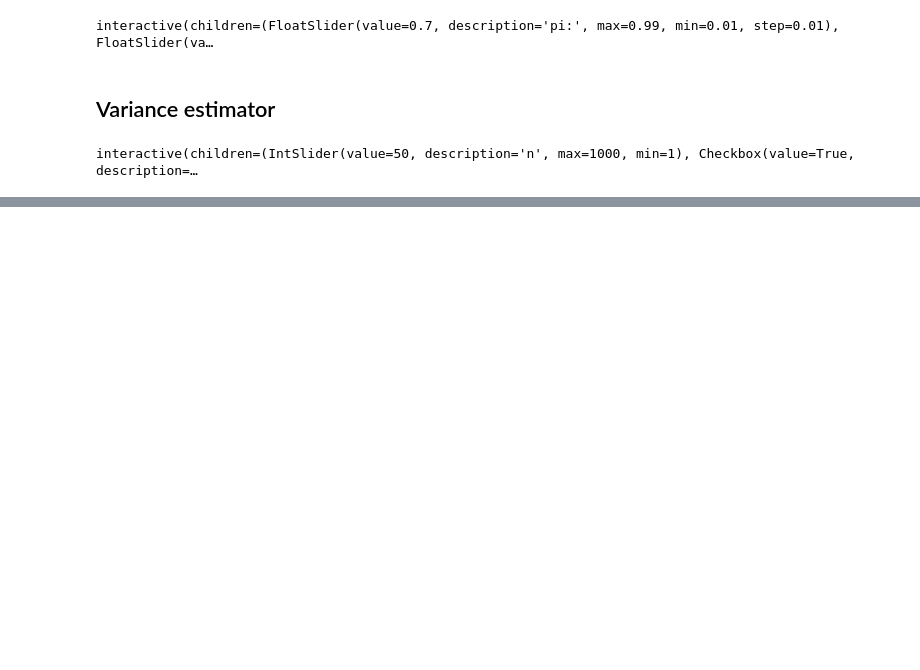
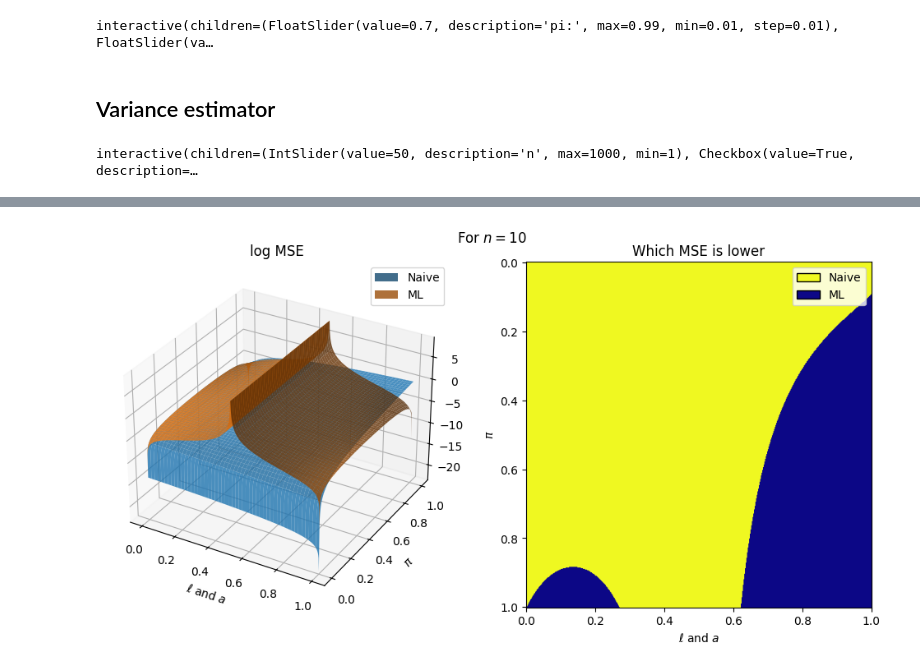
Before and after one commit to FelixCeard/Statistical-Learning-, a Jupyter notebook: sheet-02/Problem_A_Monte_Carlo.ipynb, the cells around one changed output, grey strips where cells are left out. Saved outputs shown, nothing was run; the diff lists cells and outputs as text; code cells hidden in the pictures; blank space fills up the shorter version.

```diff
--- a/sheet-02/Problem_A_Monte_Carlo.ipynb
+++ b/sheet-02/Problem_A_Monte_Carlo.ipynb
@@ -244,0 +254,10 @@ interactive(children=(IntSlider(value=50, description='n', max=1000, min=1), Che
+# %%
+def MSE_naive(pi: float, a: float, n: int, ell: float):
+    if a == 0.5:
+        return None
+    return ((pi * (1 - ell) - pi**2 * (1 - ell) ** 2) / n) + pi**2 * ell**2
+
+def MSE_ml(pi: float, a: float, n: int, ell: float):
+    if a == 0.5:
+        return None
+    return (pi - pi**2) / n + (a - a**2) / ((2 * a - 1)**2 * n)
@@ -244,0 +390,17 @@ interactive(children=(IntSlider(value=50, description='n', max=1000, min=1), Che
+# %%
+MSE_naive_grid, MSE_ml_grid, pi_grid, a_grid, ell_grid = create_grid(num_points, epsilon)
+# Add an independent parameter dimension (e.g., "theta" here) to all the grids, with 500 values
+
+# Example for illustration: Add a new dimension (e.g. "theta") with 500 values
+theta_vals = np.linspace(0, 1, 500)  # The new independent parameter, adjust range if needed
+
+# Expand all output arrays along a new axis for theta (if you want to replicate along that dimension)
+# MSE_naive_grid and MSE_ml_grid: shape (N, M) --> (N, M, 500)
+MSE_naive_grid_expanded = np.repeat(MSE_naive_grid[:, :, np.newaxis], 500, axis=2)
+MSE_ml_grid_expanded = np.repeat(MSE_ml_grid[:, :, np.newaxis], 500, axis=2)
+# For the parameter grids as well, if you want to track their values along the new dimension
+# pi_grid_expanded = np.repeat(pi_grid[:, :, np.newaxis], 500, axis=2)
+# a_grid_expanded = np.repeat(a_grid[:, :, np.newaxis], 500, axis=2)
+# ell_grid_expanded = np.repeat(ell_grid[:, :, np.newaxis], 500, axis=2)
+
+MSE_naive_grid_expanded.shape
@@ -244,0 +596,14 @@ interactive(children=(IntSlider(value=50, description='n', max=1000, min=1), Che
+# %%
+Ns = [10, 100, 1000, 10_000]
+Ns = [10]
+epsilon = 1e-5
+num_points = 500
+
+# for n in Ns:
+for n in Ns:
+    MSE_naive_grid, MSE_ml_grid, pi_grid, a_grid, ell_grid = create_grid(num_points, epsilon)
+    create_plot(MSE_naive_grid, MSE_ml_grid, ell_grid, pi_grid, n, save_path=f"MSE_naive_vs_ml_{n}.png")
+
+# create_plot(MSE_naive_grid, MSE_ml_grid, n, save_path="MSE_naive_vs_ml.png")
+# %% [output]
+[figure, added]
```
Also changed, not shown: parts of 14 cells of this notebook, 23 other files.
